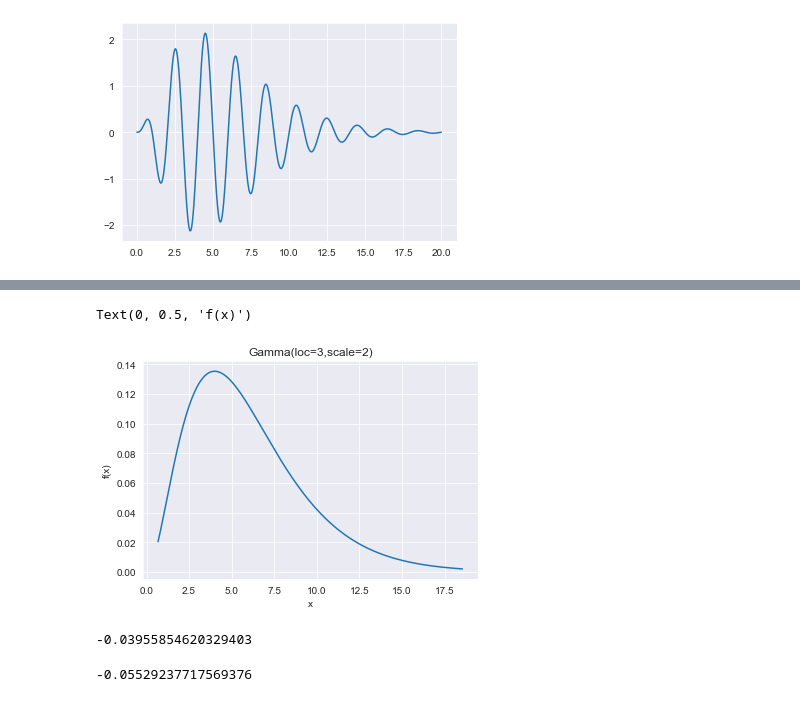
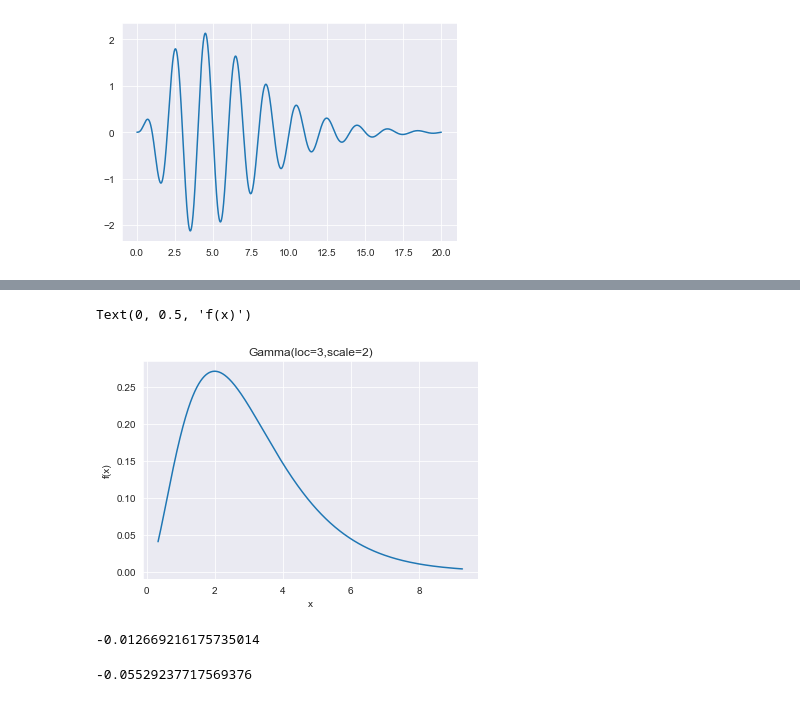
Before and after one commit to uwcheah/Main, a Jupyter notebook: montecarlo/Sample.ipynb, the cells around one changed output, grey strips where cells are left out. Saved outputs shown, nothing was run; the diff lists cells and outputs as text; code cells hidden in the pictures.

```diff
--- a/montecarlo/Sample.ipynb
+++ b/montecarlo/Sample.ipynb
@@ -122,15 +179,15 @@ print(f_int_lnorm)
 # %%
 # plot a gamma function
-dist_x = sp.gamma(a=3,scale=2)
+dist_x = sp.gamma(a=3,scale=1)
 x = dist_x.ppf(np.linspace(0.005,0.995,1000))
 y = dist_x.pdf(x)
 ax_3= sns.lineplot(x=x,y=y)
 ax_3.set_title('Gamma(loc=3,scale=2)')
 ax_3.set_xlabel('x')
 ax_3.set_ylabel('f(x)')
 # %% [output]
 Text(0, 0.5, 'f(x)')
-[figure, old version]
+[figure, new version]
 # %%
 # run integration with a gamma distribution
 g_sample_gamma = sp.gamma(a=3,scale=2).rvs(size=100000)
@@ -138,4 +195,4 @@ g_gamma_func = lambda x: sp.gamma(a=3,scale=2).pdf(x,)
 f_int_gamma = np.mean(f_target(g_sample_gamma)/g_gamma_func(g_sample_gamma))
 print(f_int_gamma)
 # %% [output]
--0.03955854620329403
+-0.012669216175735014
```
Also changed, not shown: parts of 12 cells of this notebook.
